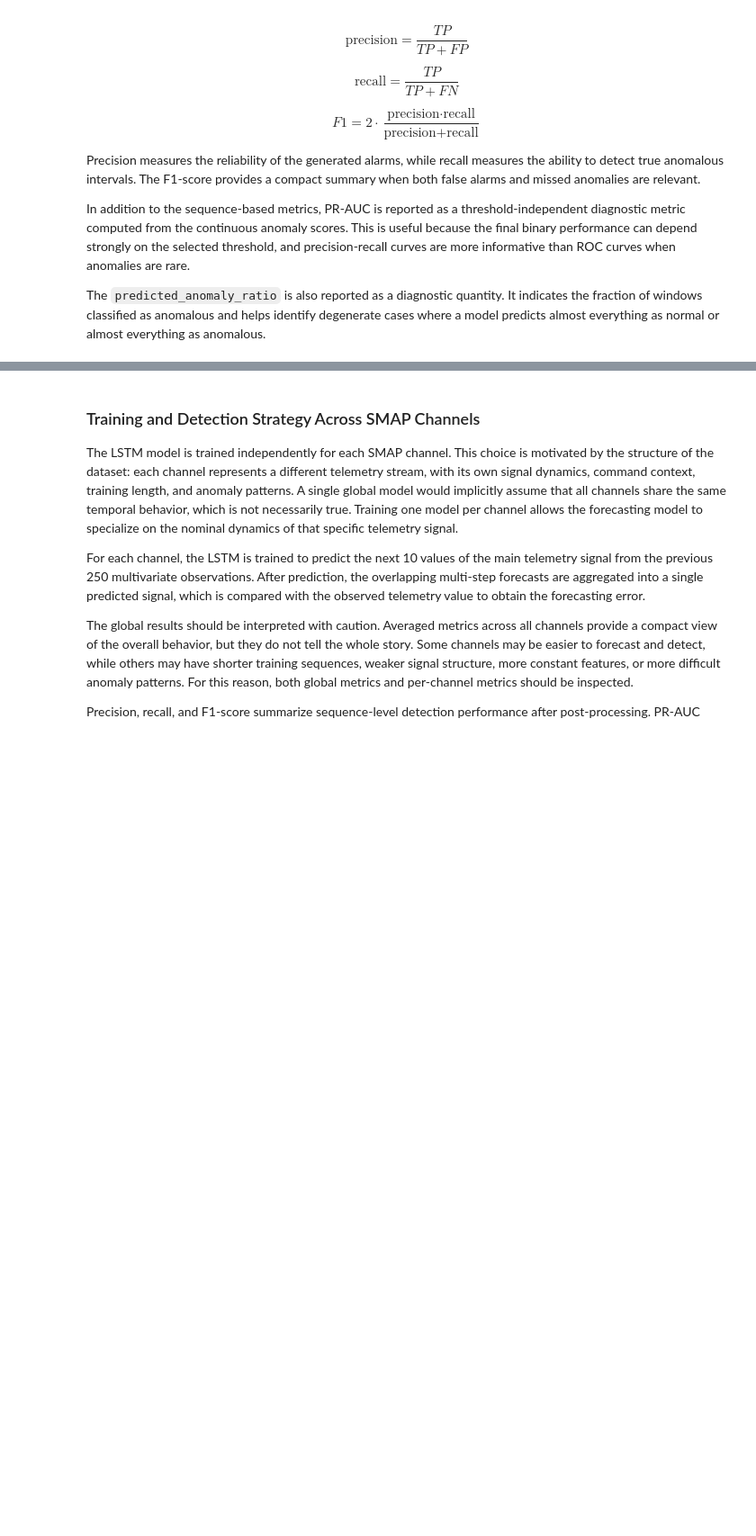
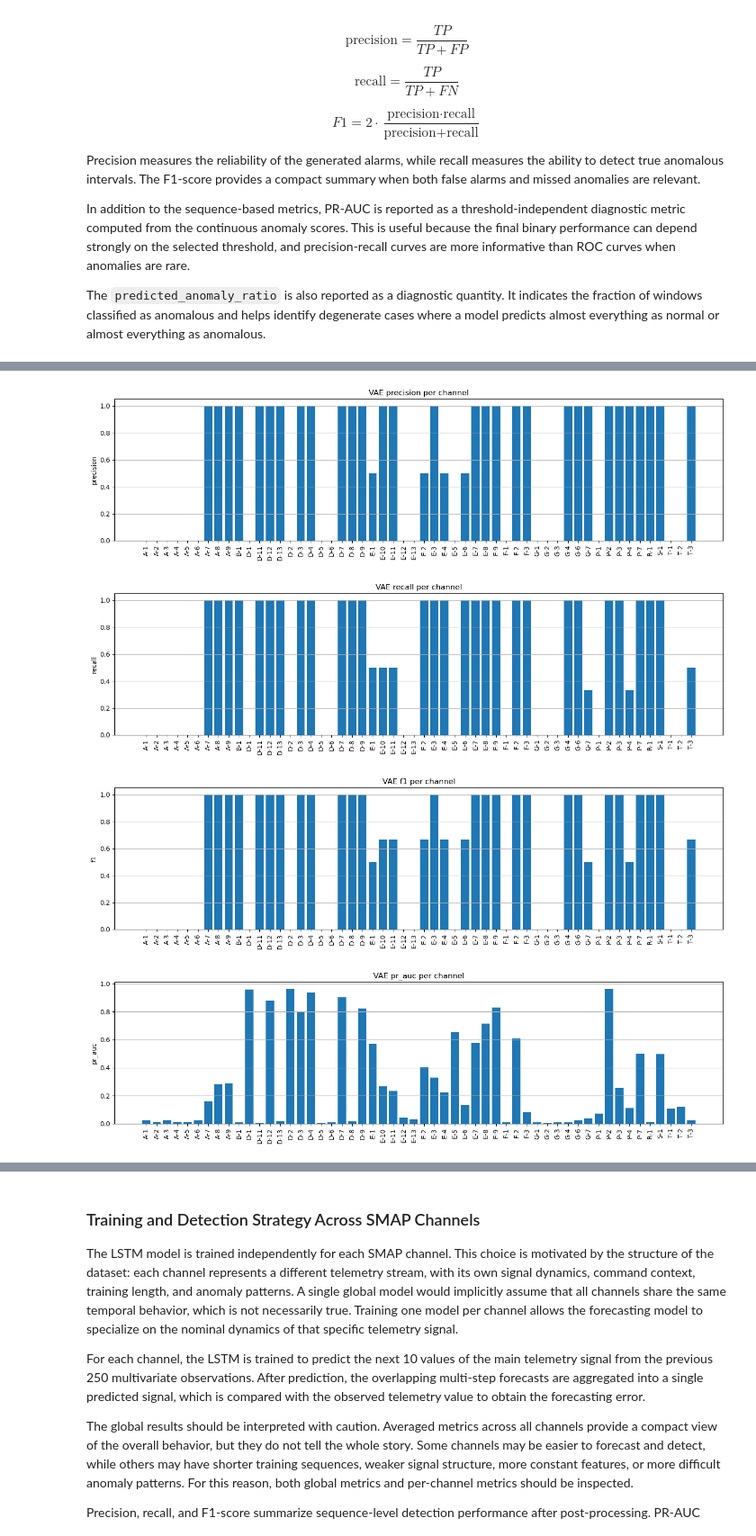
Before and after one commit to LucianoScarpino/Anomaly_Detection_Nasa_SMAP, a Jupyter notebook: Anomaly_Detection_V3.ipynb, the cells around one changed output, grey strips where cells are left out. Shown at 90% size. Saved outputs shown, nothing was run; the diff lists cells and outputs as text; code cells hidden in the pictures; blank space fills up the shorter version.

```diff
--- a/Anomaly_Detection_V3.ipynb
+++ b/Anomaly_Detection_V3.ipynb
@@ -977,0 +1609,2 @@ def make_loader(X, y, batch_size=64, shuffle=True):
+# %%
+vae_results_df,vae_summary_df = generate_results_view(vae_metrics)
@@ -977,0 +1662,7 @@ def make_loader(X, y, batch_size=64, shuffle=True):
+# %%
+plot_overall_metrics(vae_results_df,method_name='VAE')
+# %% [output]
+[figure, added]
+[figure, added]
+[figure, added]
+[figure, added]
```
Also changed, not shown: parts of 42 cells of this notebook, 4 other files.
